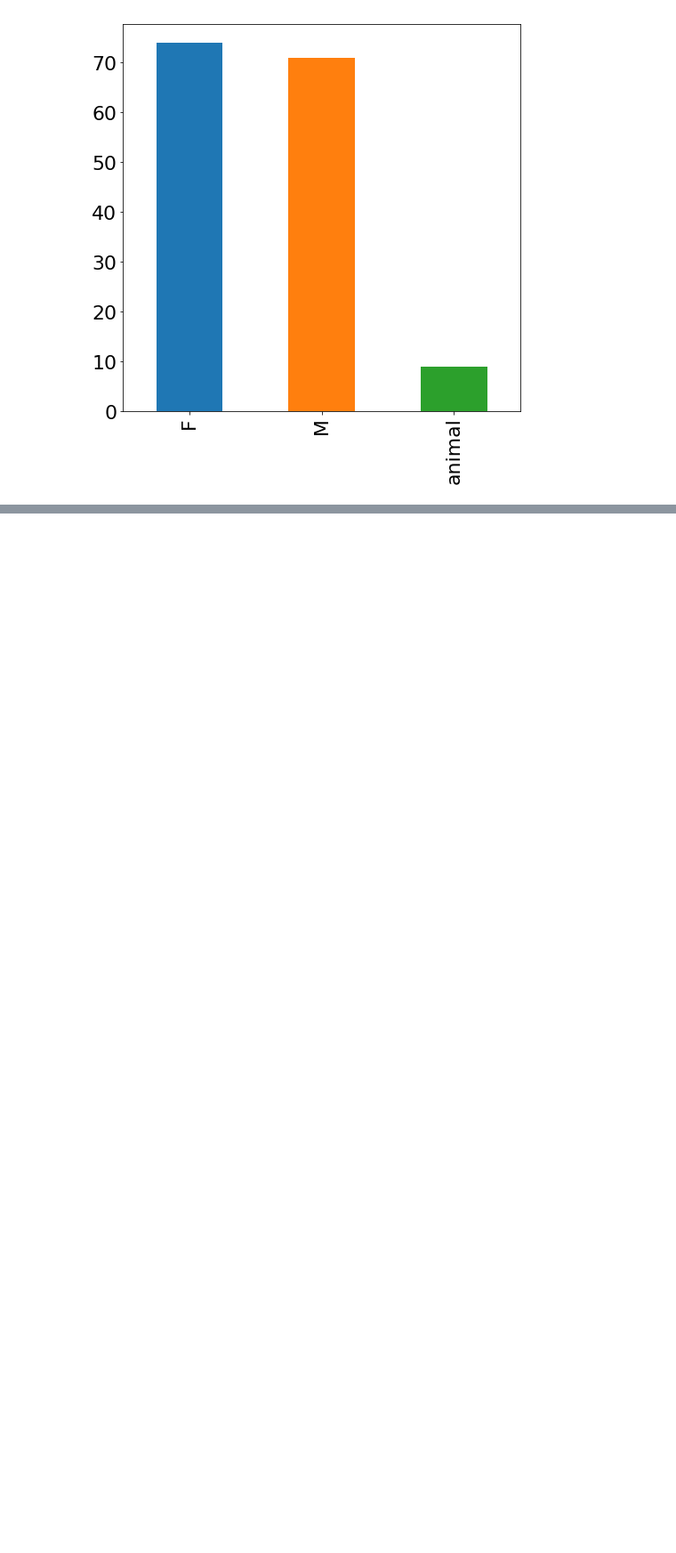
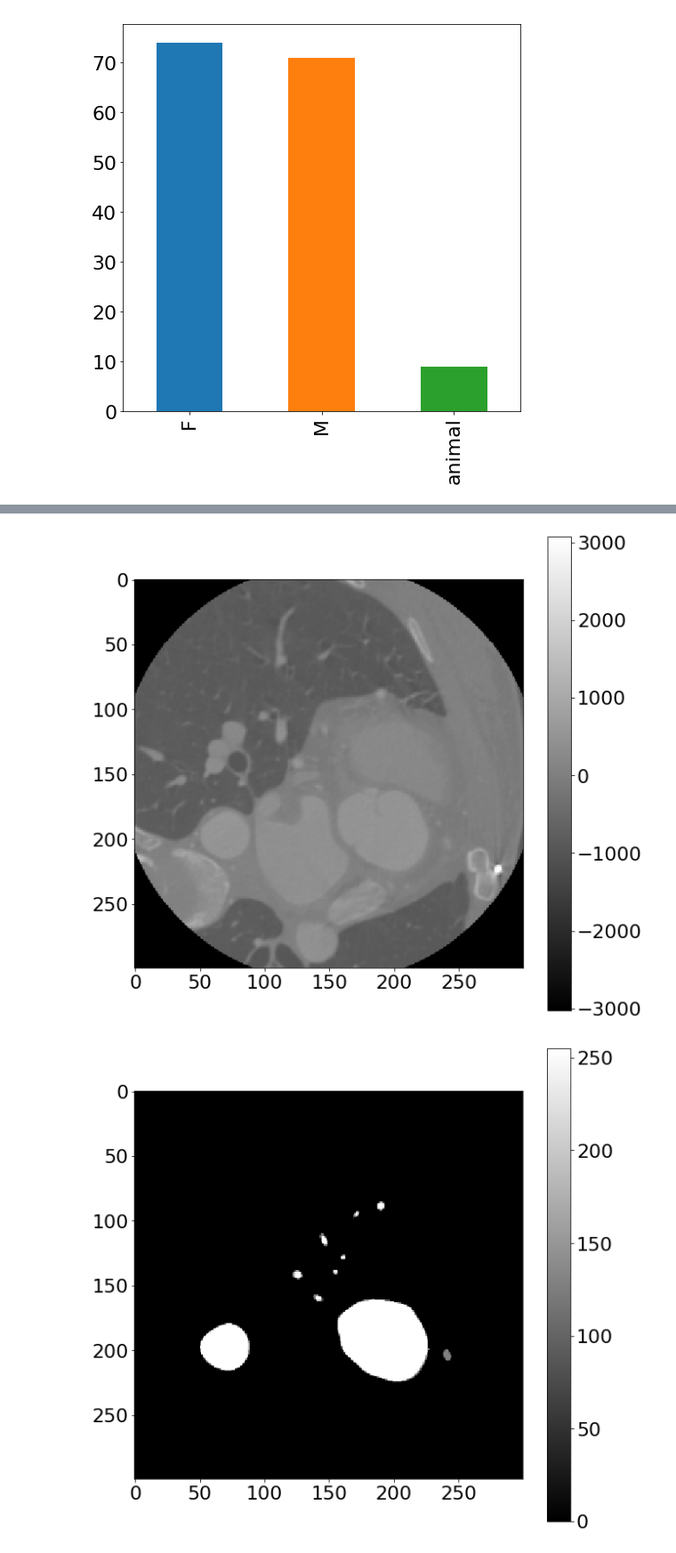
Before and after one commit to noahfields1/seg_regression, a Jupyter notebook: explore_vascular_data.ipynb, the cells around one changed output, grey strips where cells are left out. Shown at 89% size. Cells and saved outputs as stored; diff of their text form; code cells hidden in the pictures; blank space fills up the shorter version.

```diff
--- a/explore_vascular_data.ipynb
+++ b/explore_vascular_data.ipynb
@@ -52,0 +58,17 @@ plt.show()
+# %%
+SPACING        = 0.05
+IMAGE          = "cabg5"
+RESLICE_EXTENT = 300
+n              = np.array([0,0,1])
+v              = np.array([0,1,0])
+
+image_path = './data/images/{}/image.mha'.format(IMAGE)
+seg_path   = './data/images/{}/segmentation.mha'.format(IMAGE)
+# %%
+image_sv = sv_image.Image(image_path)
+image_sv.set_spacing(SPACING)
+image_sv.set_reslice_ext(RESLICE_EXTENT)
+
+seg_sv   = sv_image.Image(seg_path)
+seg_sv.set_spacing(SPACING)
+seg_sv.set_reslice_ext(RESLICE_EXTENT)
@@ -52,0 +88,19 @@ plt.show()
+# %%
+#p = np.array([0,0,0])
+p = center
+
+x = image_sv.get_reslice(p,n,v)
+y = seg_sv.get_reslice(p,n,v)
+
+plt.figure(figsize=(10,10))
+plt.imshow(x, cmap='gray')
+plt.colorbar()
+plt.show()
+
+plt.figure(figsize=(10,10))
+plt.imshow(y, cmap='gray')
+plt.colorbar()
+plt.show()
+# %% [output]
+[figure, added]
+[figure, added]
```
Also changed, not shown: parts of 6 cells of this notebook, 3 other files.
